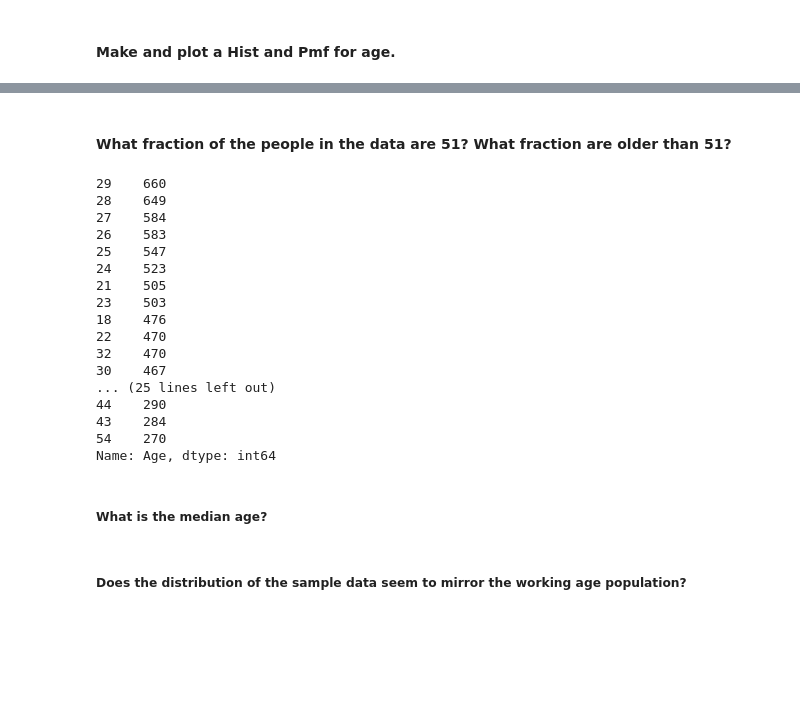
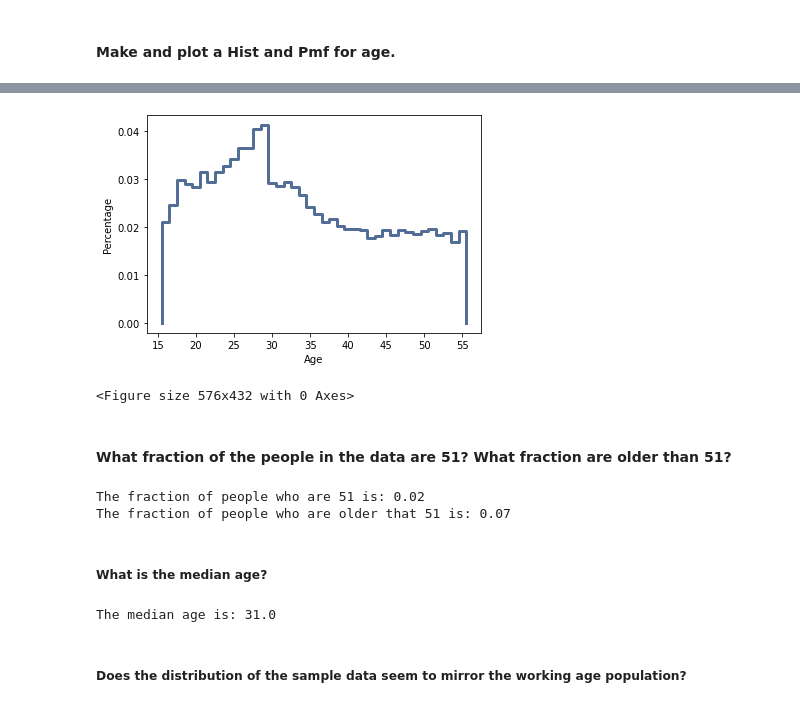
Before and after one commit to rodsunio/BSIP_Assignment_1_Students, a Jupyter notebook: stats_asn_1_stud_temp.ipynb, the cells around one changed output, grey strips where cells are left out. Cells and saved outputs as stored; diff of their text form; code cells hidden in the pictures; blank space fills up the shorter version.

```diff
--- a/stats_asn_1_stud_temp.ipynb
+++ b/stats_asn_1_stud_temp.ipynb
@@ -76,29 +82,31 @@ df.describe()
+# %%
+age_pmf = thinkstats2.Pmf(df["Age"])
+thinkplot.PrePlot()
+thinkplot.Pmfs([age_pmf])
+thinkplot.Show(xlabel="Age", ylabel="Percentage")
+# %% [output]
+[figure, added]
+<Figure size 576x432 with 0 Axes>
 # %% [markdown]
 #### What fraction of the people in the data are 51? What fraction are older than 51?
-# %%
-df_1 = df[df["Age"]==51]
-df_2 = df[df["Age"]>51]
-frac_
-# %% [output]
-29    660
-28    649
-27    584
-26    583
-25    547
-24    523
-21    505
-23    503
-18    476
-22    470
-32    470
-30    467
-... (25 lines left out)
-44    290
-43    284
-54    270
-Name: Age, dtype: int64
+# %%
+df_age_51 = df[df["Age"] ==51]
+df_age_52up = df[df["Age"] >=52]
+count_all_age = df.Age.count()
+count_age51 = df_age_51.Age.count()
+count_age52_up = df_age_52up.Age.count()
+
+print("The fraction of people who are 51 years old is:", round(count_age51 / count_all_age, 2))
+print("The fraction of people who are older that 51 is:", round(count_age52_up / count_all_age, 2))
+# %% [output]
+The fraction of people who are 51 is: 0.02
+The fraction of people who are older that 51 is: 0.07
 # %% [markdown]
 ##### What is the median age?
+# %%
+print("The median age is:", df["Age"].median())
+# %% [output]
+The median age is: 31.0
 # %% [markdown]
 ##### Does the distribution of the sample data seem to mirror the working age population?
 # %% [markdown]
```
Also changed, not shown: parts of 4 cells of this notebook.
